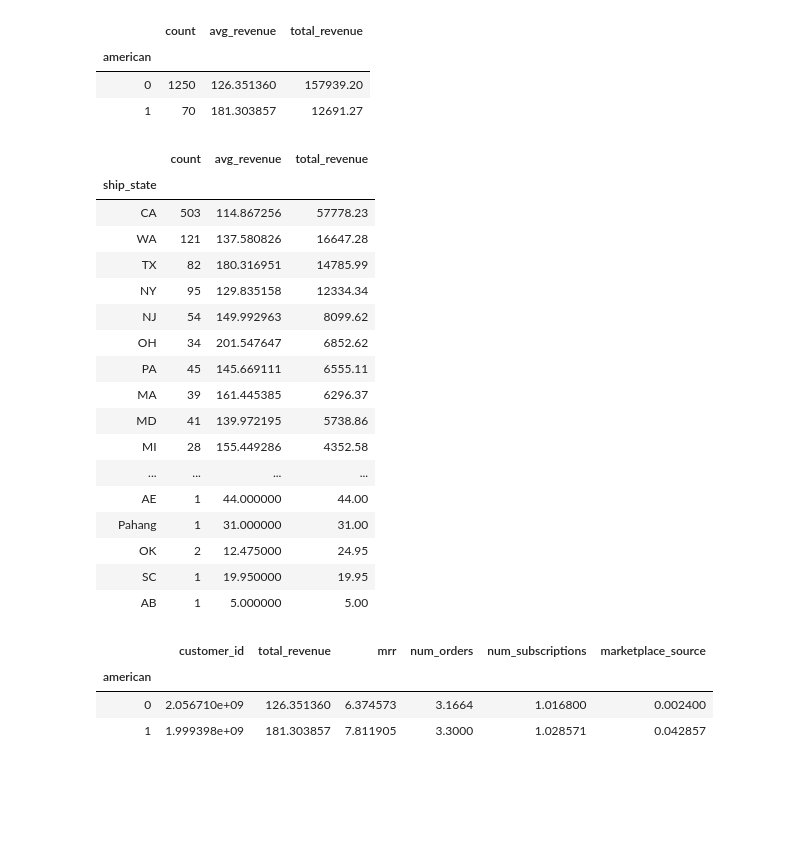
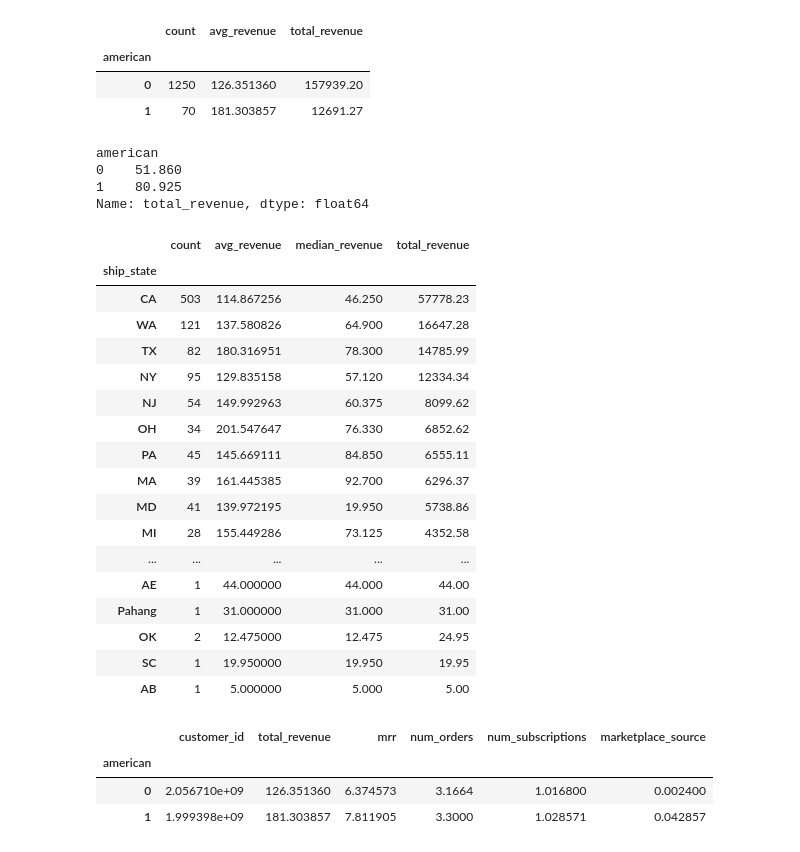
Before and after one commit to Armclimber/Projects, a Jupyter notebook: Capstone2/Subscription - Data Wrangling and EDA.ipynb, the cells around one changed output. Cells and saved outputs as stored; diff of their text form; code cells hidden in the pictures; blank space fills up the shorter version.

```diff
--- a/Capstone2/Subscription - Data Wrangling and EDA.ipynb
+++ b/Capstone2/Subscription - Data Wrangling and EDA.ipynb
@@ -10,8 +10,8 @@ from datetime import datetime, timezone
 
 pd.set_option('display.max_columns', 999)
 # %%
-#data_path = "C:/Users/armcl/Python/Springboard_Cap2/Data/" #Home
-data_path = "C:/Users/yyzhao/python/Springboard/Capstone2/Data/" #Work
+data_path = "C:/Users/armcl/Python/Springboard_Cap2/Data/" #Home
+#data_path = "C:/Users/yyzhao/python/Springboard/Capstone2/Data/" #Work
 # %%
 #Read customers data
 customers = pd.read_csv(data_path + "Subscription/customers.csv", encoding="utf8")
@@ -61,31 +61,42 @@ family_analysis.sort_values('total_revenue', ascending=False)
 | american |  |  |  |
 | 0 | 1250 | 126.351360 | 157939.20 |
 | 1 | 70 | 181.303857 | 12691.27 |
+# %%
+#add median
+customers.groupby('american').median()['total_revenue']
+# %% [output]
+american
+0    51.860
+1    80.925
+Name: total_revenue, dtype: float64
 # %%
 #Analyze state
+#Texas shows one of the highest revenue in mean and median
 state_analysis = pd.DataFrame({'count' : customers.groupby( [ 'ship_state'] ).size()})
 state_analysis['avg_revenue']=customers.groupby('ship_state').mean()['total_revenue']
+state_analysis['median_revenue']=customers.groupby('ship_state').median()['total_revenue']
+
 state_analysis['total_revenue']= state_analysis['count']*state_analysis['avg_revenue']
 state_analysis.sort_values('total_revenue', ascending=False)
 # %% [output]
-|  | count | avg_revenue | total_revenue |
-| ship_state |  |  |  |
-| CA | 503 | 114.867256 | 57778.23 |
-| WA | 121 | 137.580826 | 16647.28 |
-| TX | 82 | 180.316951 | 14785.99 |
-| NY | 95 | 129.835158 | 12334.34 |
-| NJ | 54 | 149.992963 | 8099.62 |
-| OH | 34 | 201.547647 | 6852.62 |
-| PA | 45 | 145.669111 | 6555.11 |
-| MA | 39 | 161.445385 | 6296.37 |
-| MD | 41 | 139.972195 | 5738.86 |
-| MI | 28 | 155.449286 | 4352.58 |
-| ... | ... | ... | ... |
-| AE | 1 | 44.000000 | 44.00 |
-| Pahang | 1 | 31.000000 | 31.00 |
-| OK | 2 | 12.475000 | 24.95 |
-| SC | 1 | 19.950000 | 19.95 |
-| AB | 1 | 5.000000 | 5.00 |
+|  | count | avg_revenue | median_revenue | total_revenue |
+| ship_state |  |  |  |  |
+| CA | 503 | 114.867256 | 46.250 | 57778.23 |
+| WA | 121 | 137.580826 | 64.900 | 16647.28 |
+| TX | 82 | 180.316951 | 78.300 | 14785.99 |
+| NY | 95 | 129.835158 | 57.120 | 12334.34 |
+| NJ | 54 | 149.992963 | 60.375 | 8099.62 |
+| OH | 34 | 201.547647 | 76.330 | 6852.62 |
+| PA | 45 | 145.669111 | 84.850 | 6555.11 |
+| MA | 39 | 161.445385 | 92.700 | 6296.37 |
+| MD | 41 | 139.972195 | 19.950 | 5738.86 |
+| MI | 28 | 155.449286 | 73.125 | 4352.58 |
+| ... | ... | ... | ... | ... |
+| AE | 1 | 44.000000 | 44.000 | 44.00 |
+| Pahang | 1 | 31.000000 | 31.000 | 31.00 |
+| OK | 2 | 12.475000 | 12.475 | 24.95 |
+| SC | 1 | 19.950000 | 19.950 | 19.95 |
+| AB | 1 | 5.000000 | 5.000 | 5.00 |
 # %%
 #More revenue from American families need to focus more on this market
 customers.groupby('american').mean()
```
Also changed, not shown: parts of 7 cells of this notebook.
